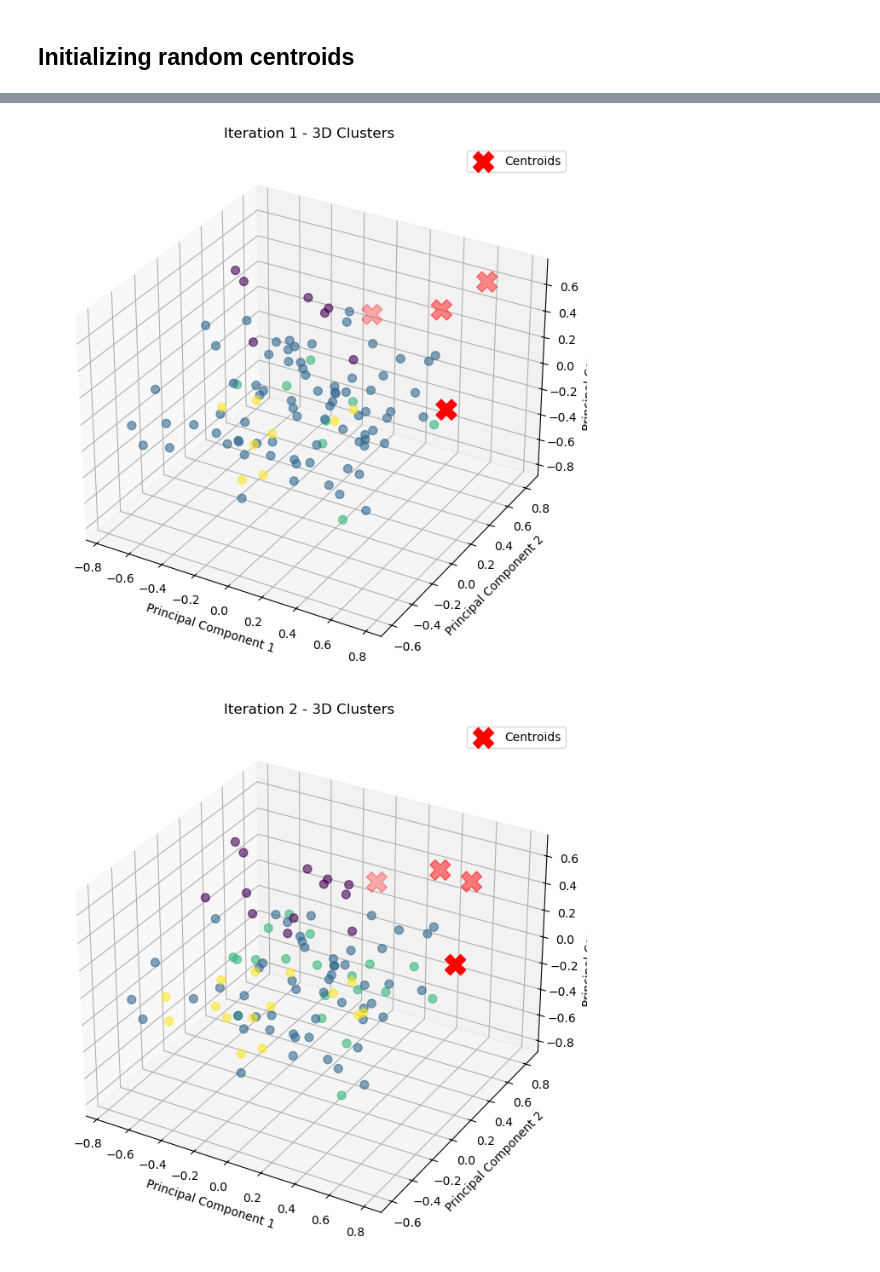
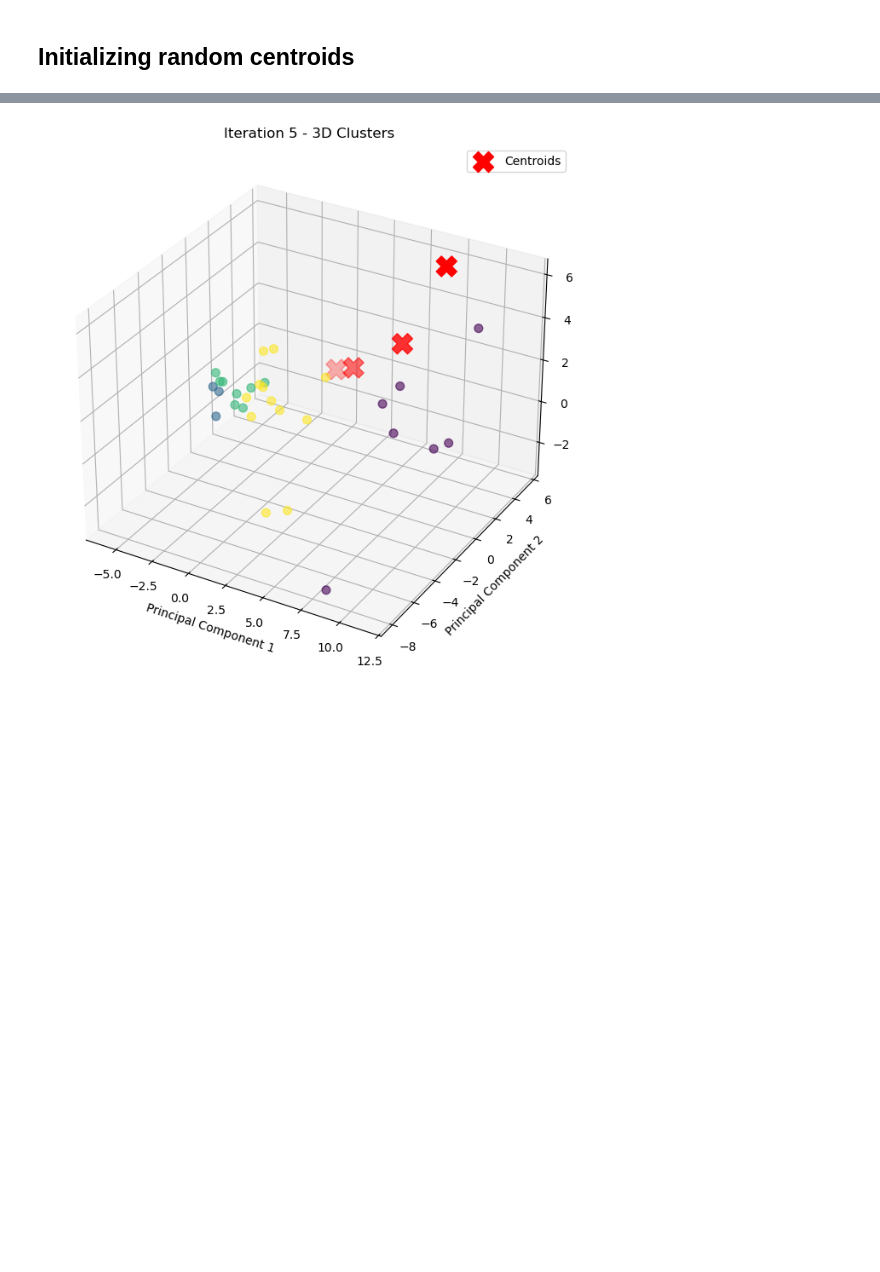
Before and after one commit to sathwik238/UCONN_CLAS, a Jupyter notebook: manual_clustering.ipynb, the cells around one changed output, grey strips where cells are left out. Saved outputs shown, nothing was run; the diff lists cells and outputs as text; code cells hidden in the pictures; blank space fills up the shorter version.

Commit message:
Corrected 3d plot code

```diff
--- a/manual_clustering.ipynb
+++ b/manual_clustering.ipynb
@@ -204,6 +203,8 @@ def plot_clusters_3d(X, labels, centroids, iteration):
     # Convert centroids to NumPy array for 3D plotting
     centroids = np.array(centroids)
 
+    clear_output(wait=True)
+
     # Plot centroids
     ax.scatter(centroids[:, 0], centroids[:, 1], centroids[:, 2], s=300, c='red', marker='X', label='Centroids')
 
@@ -211,34 +212,32 @@ def plot_clusters_3d(X, labels, centroids, iteration):
     ax.set_xlabel('Principal Component 1')
     ax.set_ylabel('Principal Component 2')
     ax.set_zlabel('Principal Component 3')
     ax.set_title(f'Iteration {iteration} - 3D Clusters')
 
     # Show legend
     ax.legend()
 
     # Show plot
     plt.show()
 
 # Main loop for clustering
 max_iterations = 100
 k = 4
-
-X = pd.DataFrame(np.random.rand(100, 5), columns=["X1", "X2", "X3", "Z1", "Z2"])  # Example dataset
+  # Example dataset
 
 centroids = random_centroids(X, k)
 old_centroids = pd.DataFrame()
 iteration = 1
 
 while (iteration < max_iterations) and not np.array_equal(centroids, old_centroids):
     old_centroids = centroids
 
     labels = get_labels(X, centroids)
     centroids = new_centroids(X, labels, k)
 
     # Plot clusters in 3D for the current iteration
     plot_clusters_3d(X, labels, centroids, iteration)
 
     iteration += 1
 # %% [output]
-[figure, old version]
+[figure, new version]
-[figure, removed]
```
Also changed, not shown: parts of 6 cells of this notebook.
